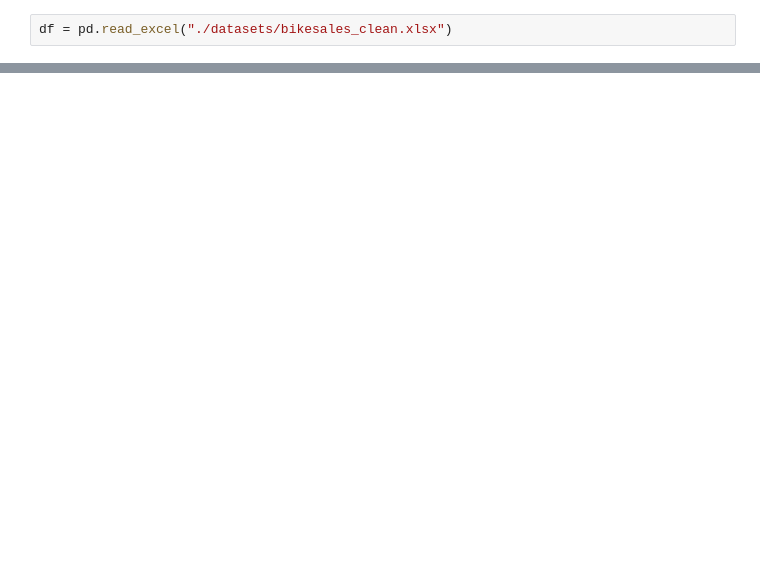
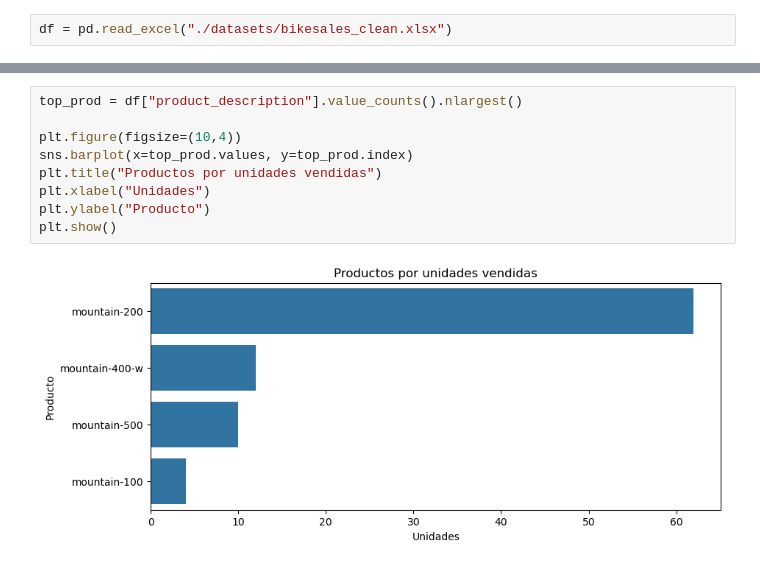
Before and after one commit to servandogarcia97/data-bike-sales, a Jupyter notebook: business_analysis.ipynb, the cells around one changed output, grey strips where cells are left out. Cells and saved outputs as stored; diff of their text form; blank space fills up the shorter version.

```diff
--- a/business_analysis.ipynb
+++ b/business_analysis.ipynb
@@ -21,0 +64,11 @@ df
+# %%
+top_prod = df["product_description"].value_counts().nlargest()
+
+plt.figure(figsize=(10,4))
+sns.barplot(x=top_prod.values, y=top_prod.index)
+plt.title("Productos por unidades vendidas")
+plt.xlabel("Unidades")
+plt.ylabel("Producto")
+plt.show()
+# %% [output]
+[figure, added]
```
Also changed, not shown: parts of 10 cells of this notebook, 2 other files.
